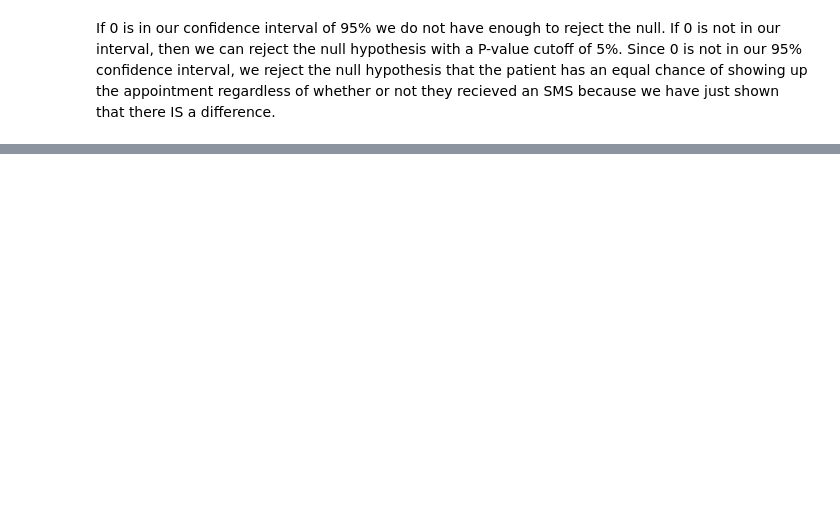
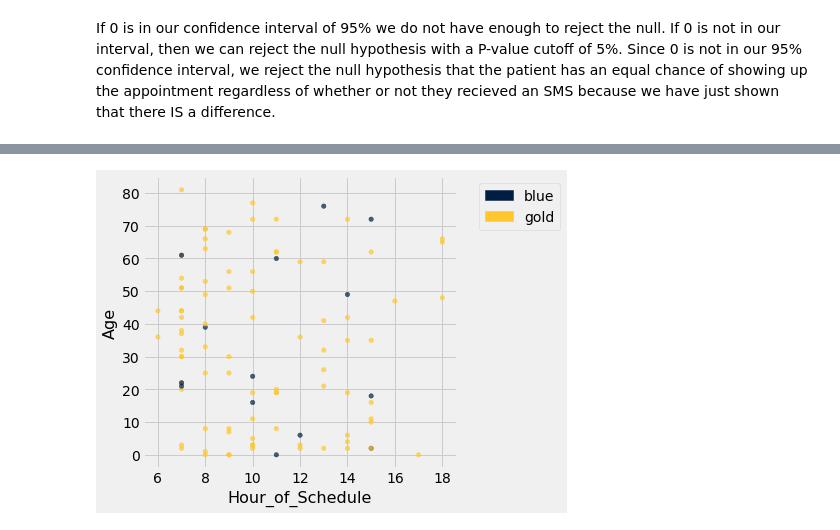
Before and after one commit to Bryantle/Classifying-Appointment-Outcomes, a Jupyter notebook: Data Science Project.ipynb, the cells around one changed output, grey strips where cells are left out. Cells and saved outputs as stored; diff of their text form; code cells hidden in the pictures; blank space fills up the shorter version.

```diff
--- a/Data Science Project.ipynb
+++ b/Data Science Project.ipynb
@@ -135,0 +185,10 @@ table_diff_prop
+# %%
+colors = make_array()
+for i in range(medical.num_rows):
+    if medical.column('No-show').item(i) == 'No':
+        colors = np.append(colors,'gold')
+    else:
+        colors = np.append(colors, 'blue')
+# %%
+medical = medical.with_column('Color', colors)
+medical
@@ -135,0 +208,6 @@ table_diff_prop
+# %%
+hours = make_array()
+for i in medical.column('ScheduledDay'):
+    x = int(i[11:13])
+    hours = np.append(hours, x)
+hours
@@ -135,0 +216,3 @@ table_diff_prop
+# %%
+medical = medical.with_column("Hour_of_Schedule", hours)
+medical
@@ -135,0 +232,4 @@ table_diff_prop
+# %%
+medical.sample(100).scatter('Hour_of_Schedule', 'Age', colors='Color')
+# %% [output]
+[figure, added]
```
Also changed, not shown: parts of 25 cells of this notebook.
